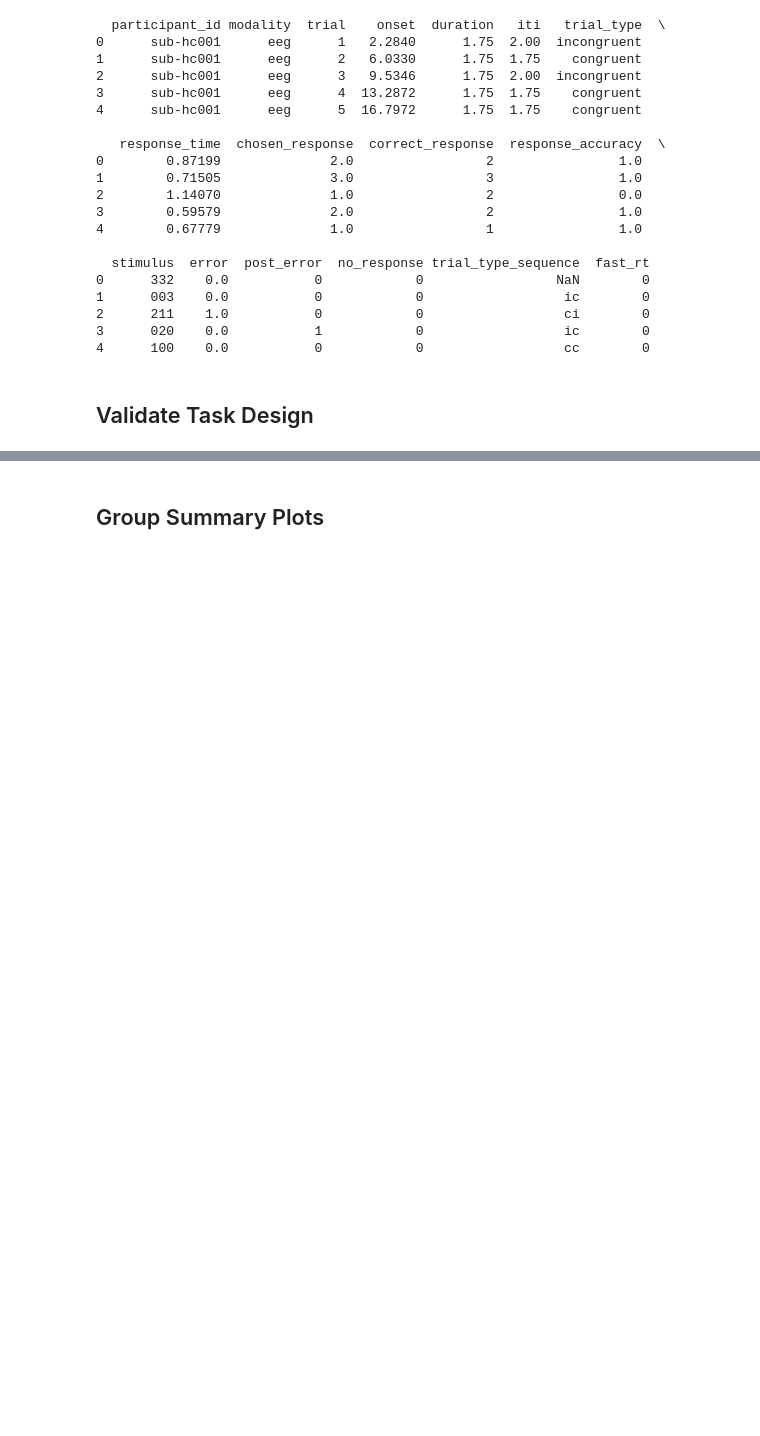
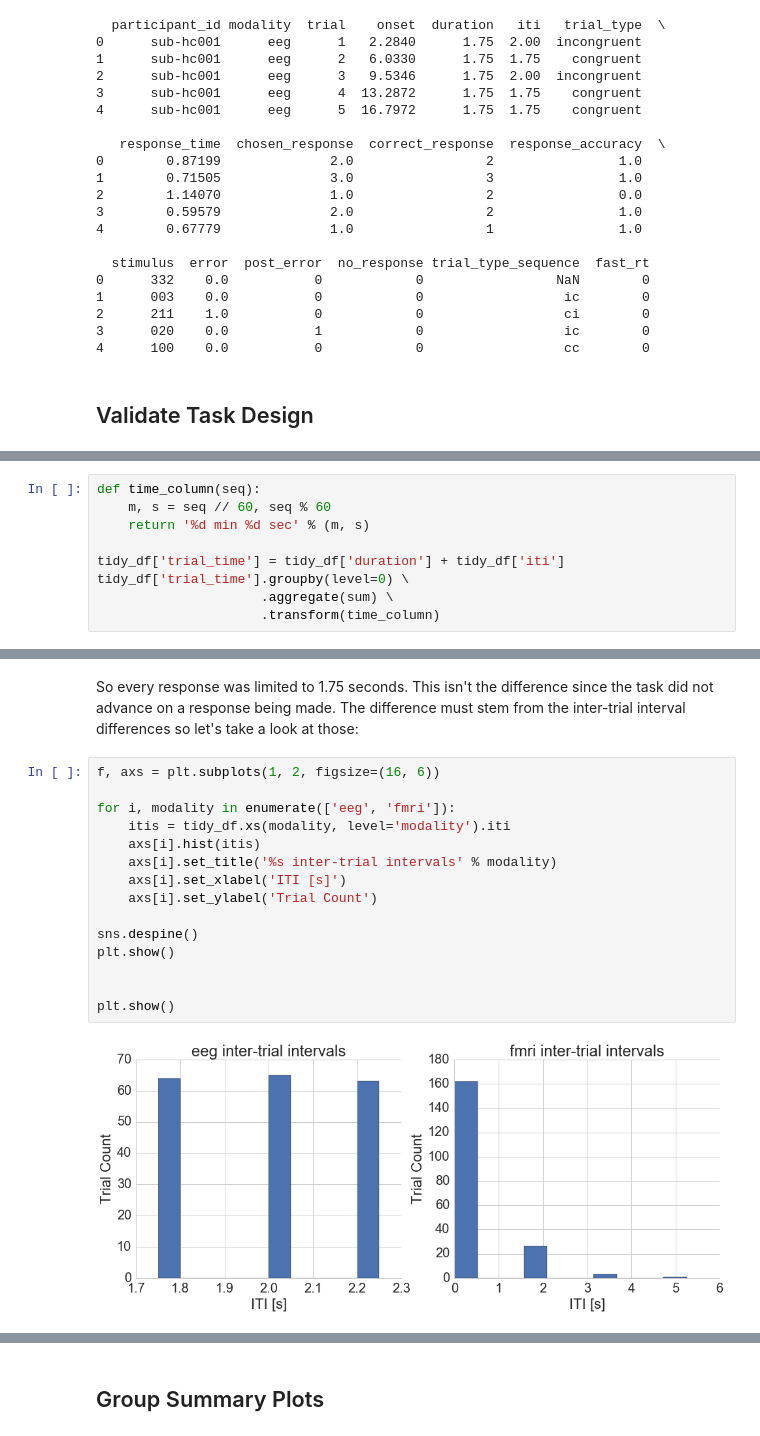
Before and after one commit to mghneurotherapeutics/msit, a Jupyter notebook: notebooks/01-preprocessing.ipynb, the cells around one changed output, grey strips where cells are left out. Drawn from its saved outputs; the diff is of its cells as text; blank space fills up the shorter version.

```diff
--- a/notebooks/01-preprocessing.ipynb
+++ b/notebooks/01-preprocessing.ipynb
@@ -107,0 +239,9 @@ tidy_df.to_csv('../data/derivatives/behavior/group_data.tsv', sep='\t',
+# %%
+def time_column(seq):
+    m, s = seq // 60, seq % 60
+    return '%d min %d sec' % (m, s)
+
+tidy_df['trial_time'] = tidy_df['duration'] + tidy_df['iti']
+tidy_df['trial_time'].groupby(level=0) \
+                     .aggregate(sum) \
+                     .transform(time_column)
@@ -107,0 +262,19 @@ tidy_df.to_csv('../data/derivatives/behavior/group_data.tsv', sep='\t',
+# %% [markdown]
+So every response was limited to 1.75 seconds. This isn't the difference since the task did not advance on a response being made. The difference must stem from the inter-trial interval differences so let's take a look at those:
+# %%
+f, axs = plt.subplots(1, 2, figsize=(16, 6))
+
+for i, modality in enumerate(['eeg', 'fmri']):
+    itis = tidy_df.xs(modality, level='modality').iti
+    axs[i].hist(itis)
+    axs[i].set_title('%s inter-trial intervals' % modality)
+    axs[i].set_xlabel('ITI [s]')
+    axs[i].set_ylabel('Trial Count')
+
+sns.despine()
+plt.show()
+
+
+plt.show()
+# %% [output]
+[figure, added]
```
Also changed, not shown: parts of 23 cells of this notebook.
